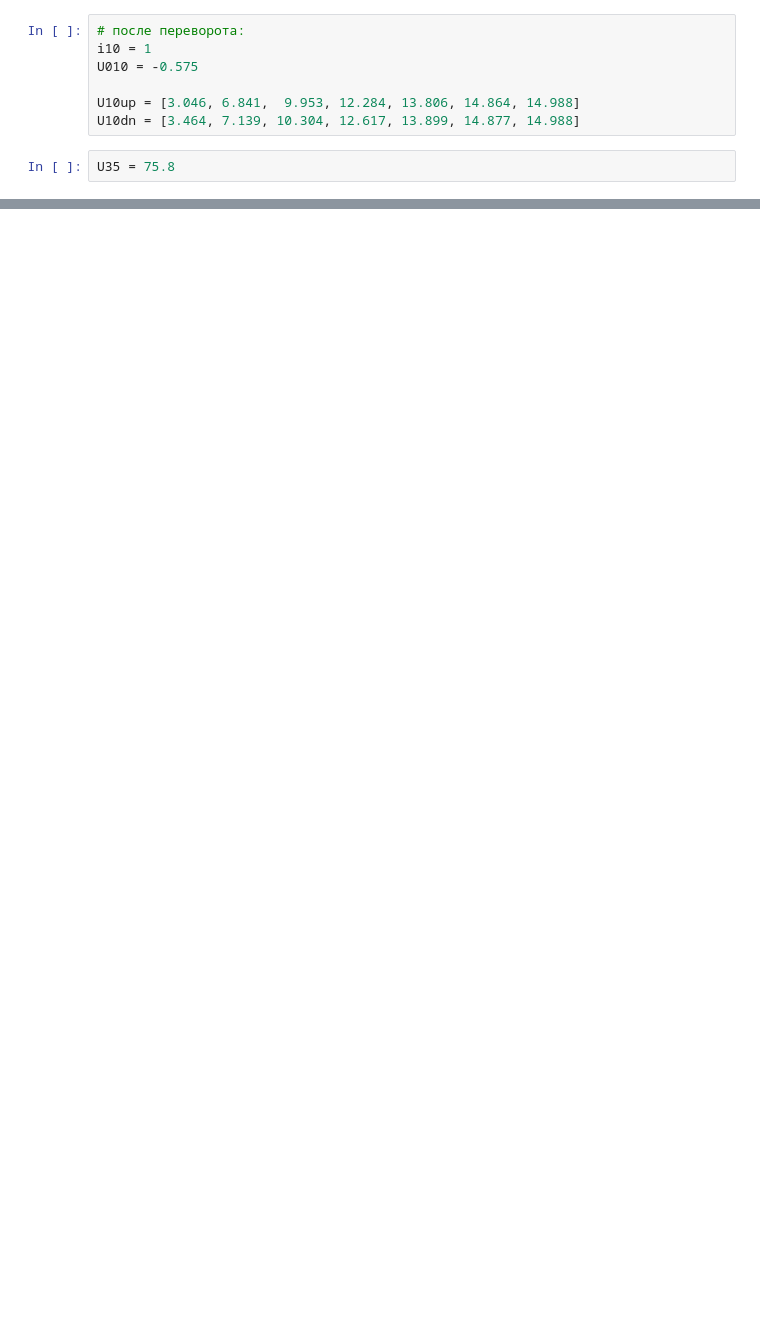
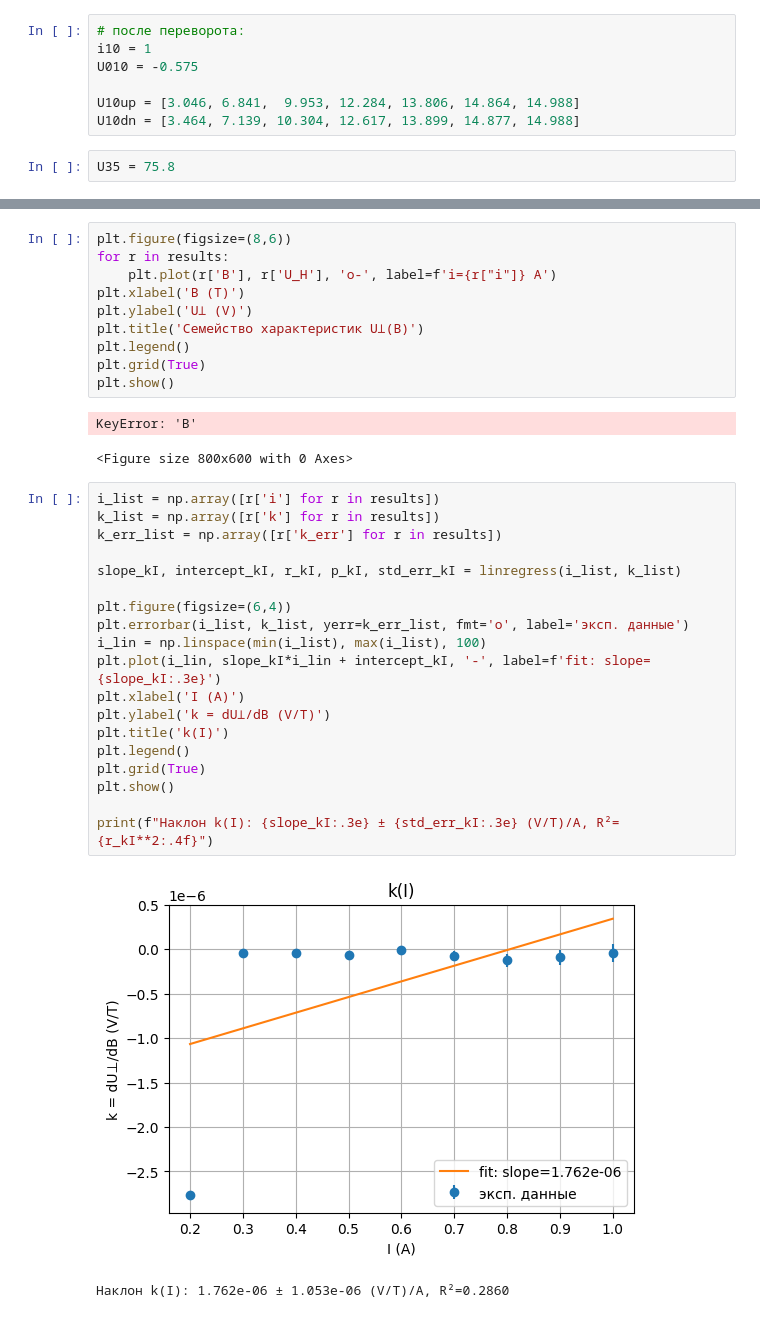
Before and after one commit to Bebriali/labs_ost, a Jupyter notebook: lab_3.3.4/lab.ipynb, the cells around one changed output, grey strips where cells are left out. Cells and saved outputs as stored; diff of their text form; blank space fills up the shorter version.

```diff
--- a/lab_3.3.4/lab.ipynb
+++ b/lab_3.3.4/lab.ipynb
@@ -52,0 +201,35 @@ U35 = 75.8
+# %%
+plt.figure(figsize=(8,6))
+for r in results:
+    plt.plot(r['B'], r['U_H'], 'o-', label=f'i={r["i"]} A')
+plt.xlabel('B (T)')
+plt.ylabel('U⊥ (V)')
+plt.title('Семейство характеристик U⊥(B)')
+plt.legend()
+plt.grid(True)
+plt.show()
+# %% [output]
+KeyError: 'B'
+<Figure size 800x600 with 0 Axes>
+# %%
+i_list = np.array([r['i'] for r in results])
+k_list = np.array([r['k'] for r in results])
+k_err_list = np.array([r['k_err'] for r in results])
+
+slope_kI, intercept_kI, r_kI, p_kI, std_err_kI = linregress(i_list, k_list)
+
+plt.figure(figsize=(6,4))
+plt.errorbar(i_list, k_list, yerr=k_err_list, fmt='o', label='эксп. данные')
+i_lin = np.linspace(min(i_list), max(i_list), 100)
+plt.plot(i_lin, slope_kI*i_lin + intercept_kI, '-', label=f'fit: slope={slope_kI:.3e}')
+plt.xlabel('I (A)')
+plt.ylabel('k = dU⊥/dB (V/T)')
+plt.title('k(I)')
+plt.legend()
+plt.grid(True)
+plt.show()
+
+print(f"Наклон k(I): {slope_kI:.3e} ± {std_err_kI:.3e} (V/T)/A, R²={r_kI**2:.4f}")
+# %% [output]
+[figure, added]
+Наклон k(I): 1.762e-06 ± 1.053e-06 (V/T)/A, R²=0.2860
```
Also changed, not shown: parts of 8 cells of this notebook, 1 other file.
